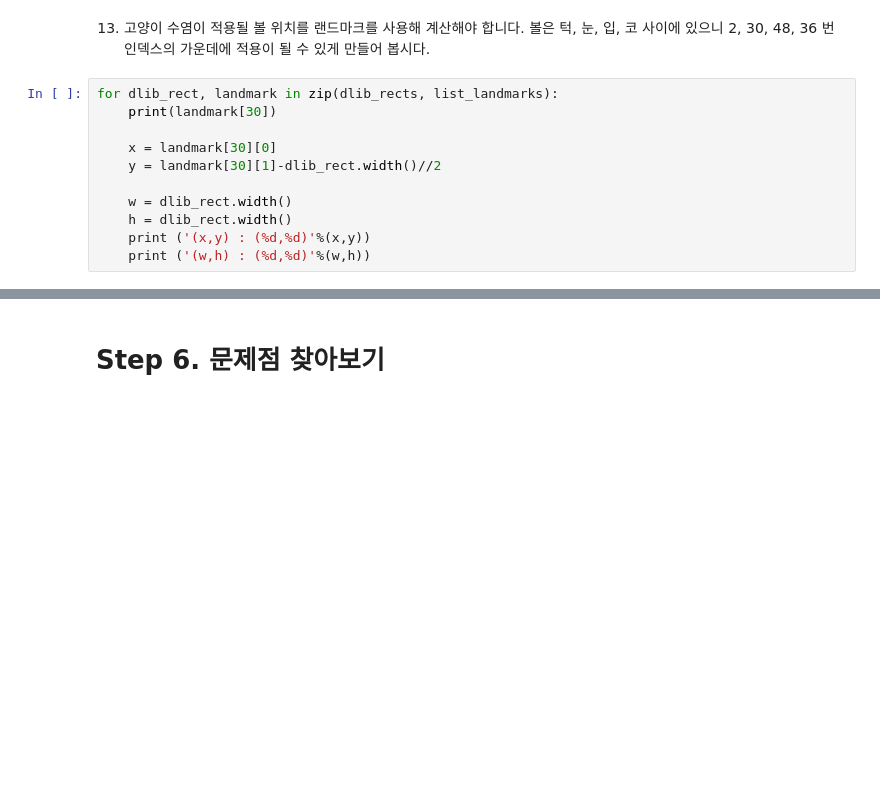
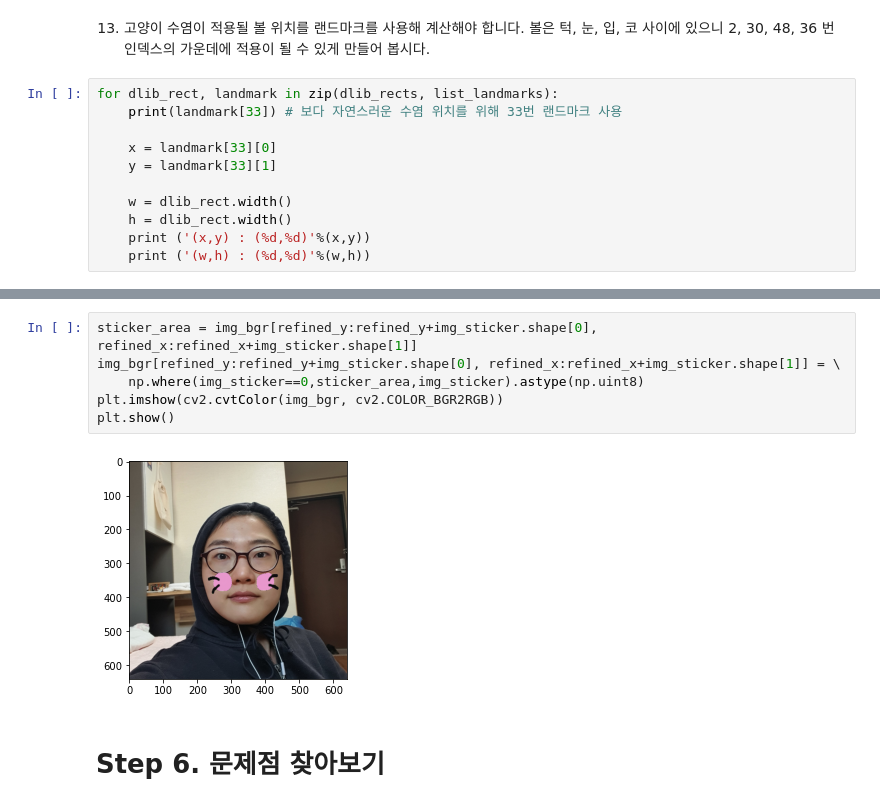
Before and after one commit to Jeongeun-Kwak/E, a Jupyter notebook: (E3) 3rd Camera Sticker App Initial Version Making.ipynb, the cells around one changed output, grey strips where cells are left out. Cells and saved outputs as stored; diff of their text form; blank space fills up the shorter version.

```diff
--- a/(E3) 3rd Camera Sticker App Initial Version Making.ipynb
+++ b/(E3) 3rd Camera Sticker App Initial Version Making.ipynb
@@ -130,10 +130,10 @@ plt.show()
 13. 고양이 수염이 적용될 볼 위치를 랜드마크를 사용해 계산해야 합니다. 볼은 턱, 눈, 입, 코 사이에 있으니 2, 30, 48, 36 번 인덱스의 가운데에 적용이 될 수 있게 만들어 봅시다.
 # %%
 for dlib_rect, landmark in zip(dlib_rects, list_landmarks):
-    print(landmark[30])
+    print(landmark[33]) # 보다 자연스러운 수염 위치를 위해 33번 랜드마크 사용
 
-    x = landmark[30][0]
-    y = landmark[30][1]-dlib_rect.width()//2
+    x = landmark[33][0]
+    y = landmark[33][1]
 
     w = dlib_rect.width()
     h = dlib_rect.width()
@@ -180,3 +178,11 @@ plt.show()
+# %%
+sticker_area = img_bgr[refined_y:refined_y+img_sticker.shape[0], refined_x:refined_x+img_sticker.shape[1]]
+img_bgr[refined_y:refined_y+img_sticker.shape[0], refined_x:refined_x+img_sticker.shape[1]] = \
+    np.where(img_sticker==0,sticker_area,img_sticker).astype(np.uint8)
+plt.imshow(cv2.cvtColor(img_bgr, cv2.COLOR_BGR2RGB))
+plt.show()
+# %% [output]
+[figure, added]
 # %% [markdown]
 # Step 6. 문제점 찾아보기
 # %% [markdown]
```
Also changed, not shown: parts of 9 cells of this notebook.
